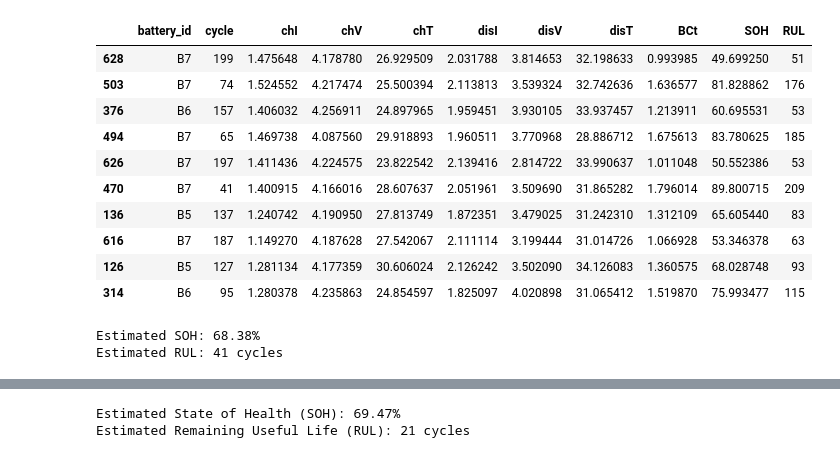
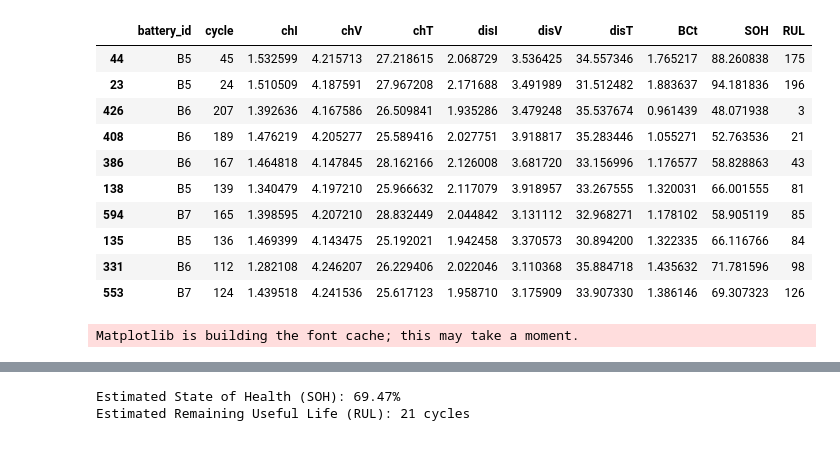
Before and after one commit to Parth-1104/Lithium-ion-batteryResearch, a Jupyter notebook: TSA Project Updated.ipynb, the cells around one changed output, grey strips where cells are left out. Cells and saved outputs as stored; diff of their text form; code cells hidden in the pictures.

```diff
--- a/TSA Project Updated.ipynb
+++ b/TSA Project Updated.ipynb
@@ -1,19 +1,19 @@
 # %%
 import pandas as pd
-df=pd.read_csv('/content/Battery_dataset 2.csv')
+df=pd.read_csv('Battery_dataset 4.csv')
 df.sample(10)
 # %% [output]
 |  | battery_id | cycle | chI | chV | chT | disI | disV | disT | BCt | SOH | RUL |
-| 628 | B7 | 199 | 1.475648 | 4.178780 | 26.929509 | 2.031788 | 3.814653 | 32.198633 | 0.993985 | 49.699250 | 51 |
-| 503 | B7 | 74 | 1.524552 | 4.217474 | 25.500394 | 2.113813 | 3.539324 | 32.742636 | 1.636577 | 81.828862 | 176 |
-| 376 | B6 | 157 | 1.406032 | 4.256911 | 24.897965 | 1.959451 | 3.930105 | 33.937457 | 1.213911 | 60.695531 | 53 |
-| 494 | B7 | 65 | 1.469738 | 4.087560 | 29.918893 | 1.960511 | 3.770968 | 28.886712 | 1.675613 | 83.780625 | 185 |
-| 626 | B7 | 197 | 1.411436 | 4.224575 | 23.822542 | 2.139416 | 2.814722 | 33.990637 | 1.011048 | 50.552386 | 53 |
-| 470 | B7 | 41 | 1.400915 | 4.166016 | 28.607637 | 2.051961 | 3.509690 | 31.865282 | 1.796014 | 89.800715 | 209 |
-| 136 | B5 | 137 | 1.240742 | 4.190950 | 27.813749 | 1.872351 | 3.479025 | 31.242310 | 1.312109 | 65.605440 | 83 |
-| 616 | B7 | 187 | 1.149270 | 4.187628 | 27.542067 | 2.111114 | 3.199444 | 31.014726 | 1.066928 | 53.346378 | 63 |
-| 126 | B5 | 127 | 1.281134 | 4.177359 | 30.606024 | 2.126242 | 3.502090 | 34.126083 | 1.360575 | 68.028748 | 93 |
-| 314 | B6 | 95 | 1.280378 | 4.235863 | 24.854597 | 1.825097 | 4.020898 | 31.065412 | 1.519870 | 75.993477 | 115 |
+| 44 | B5 | 45 | 1.532599 | 4.215713 | 27.218615 | 2.068729 | 3.536425 | 34.557346 | 1.765217 | 88.260838 | 175 |
+| 23 | B5 | 24 | 1.510509 | 4.187591 | 27.967208 | 2.171688 | 3.491989 | 31.512482 | 1.883637 | 94.181836 | 196 |
+| 426 | B6 | 207 | 1.392636 | 4.167586 | 26.509841 | 1.935286 | 3.479248 | 35.537674 | 0.961439 | 48.071938 | 3 |
+| 408 | B6 | 189 | 1.476219 | 4.205277 | 25.589416 | 2.027751 | 3.918817 | 35.283446 | 1.055271 | 52.763536 | 21 |
+| 386 | B6 | 167 | 1.464818 | 4.147845 | 28.162166 | 2.126008 | 3.681720 | 33.156996 | 1.176577 | 58.828863 | 43 |
+| 138 | B5 | 139 | 1.340479 | 4.197210 | 25.966632 | 2.117079 | 3.918957 | 33.267555 | 1.320031 | 66.001555 | 81 |
+| 594 | B7 | 165 | 1.398595 | 4.207210 | 28.832449 | 2.044842 | 3.131112 | 32.968271 | 1.178102 | 58.905119 | 85 |
+| 135 | B5 | 136 | 1.469399 | 4.143475 | 25.192021 | 1.942458 | 3.370573 | 30.894200 | 1.322335 | 66.116766 | 84 |
+| 331 | B6 | 112 | 1.282108 | 4.246207 | 26.229406 | 2.022046 | 3.110368 | 35.884718 | 1.435632 | 71.781596 | 98 |
+| 553 | B7 | 124 | 1.439518 | 4.241536 | 25.617123 | 1.958710 | 3.175909 | 33.907330 | 1.386146 | 69.307323 | 126 |
 # %%
 import pandas as pd
 import numpy as np
@@ -136,8 +136,7 @@ def predict_soh_rul(user_inputs, window_size=20, model_weights_path='/content/cn
 
     return round(soh_estimated, 2), rul_cycles
 # %% [output]
-Estimated SOH: 68.38%
-Estimated RUL: 41 cycles
+Matplotlib is building the font cache; this may take a moment.
 # %%
 import pandas as pd
 import numpy as np
```
Also changed, not shown: 3 other files.
